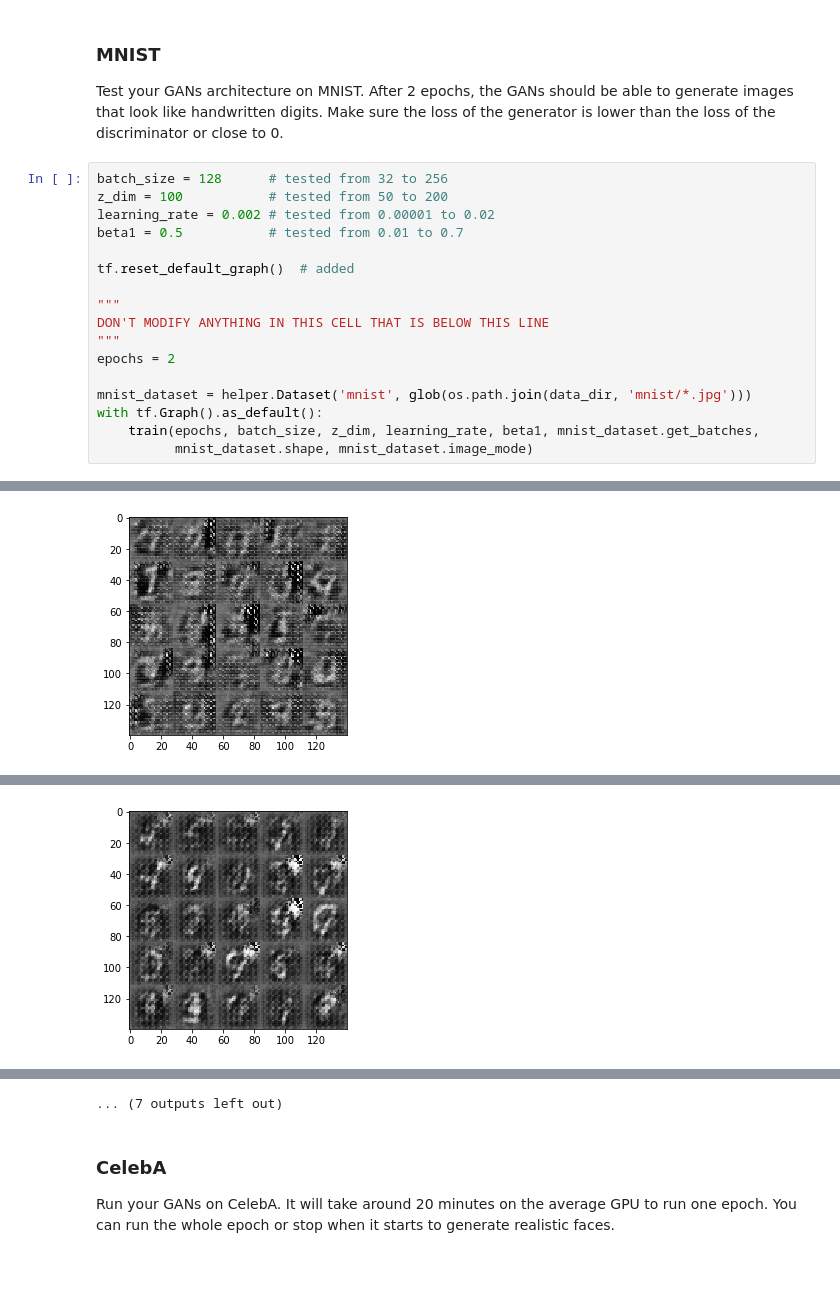
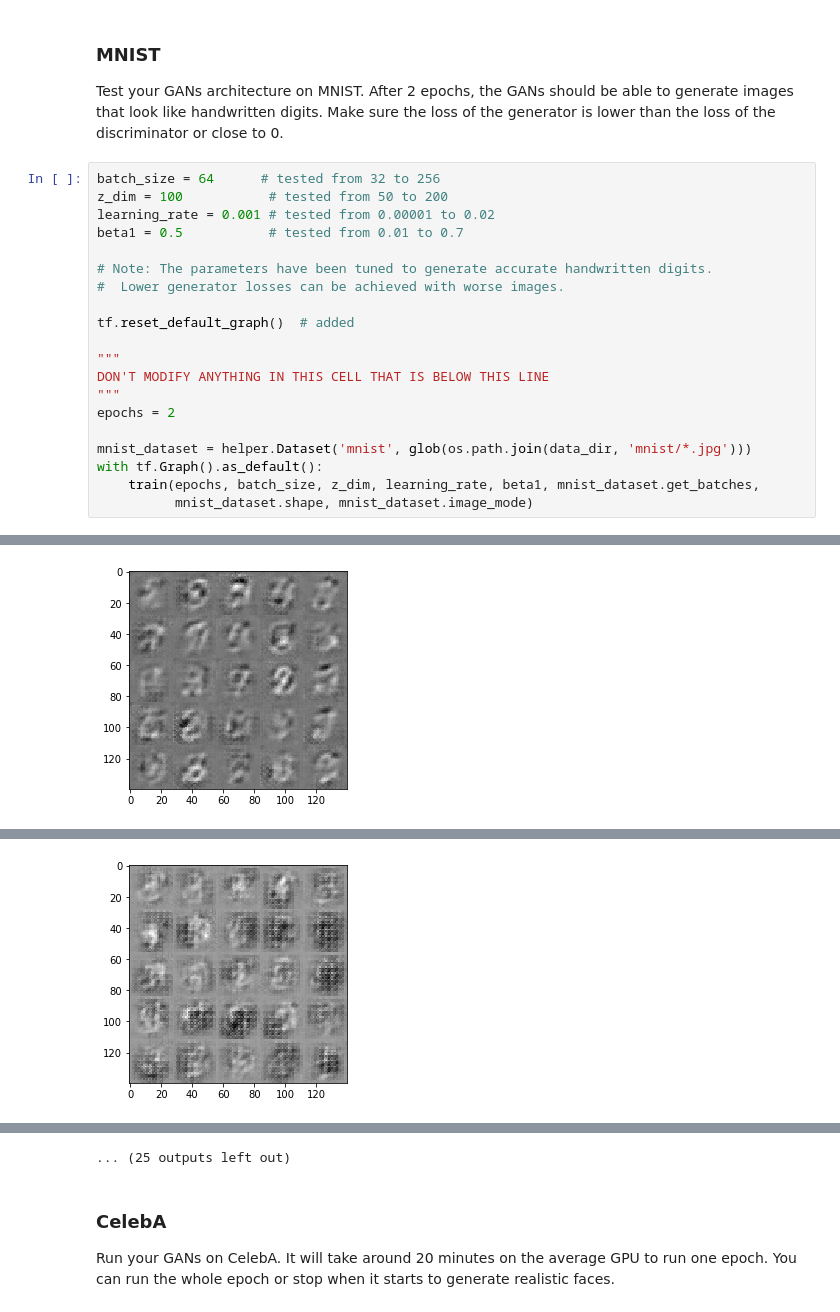
Before and after one commit to angelmtenor/deep-learning, a Jupyter notebook: face_generation/dlnd_face_generation.ipynb, the cells around one changed output, grey strips where cells are left out. Saved outputs shown, nothing was run; the diff lists cells and outputs as text; blank space fills up the shorter version.

Commit message:
docs: author and parameters selection comments

```diff
--- a/face_generation/dlnd_face_generation.ipynb
+++ b/face_generation/dlnd_face_generation.ipynb
@@ -403,10 +408,13 @@ def train(epoch_count, batch_size, z_dim, learning_rate, beta1, get_batches, dat
 ### MNIST
 Test your GANs architecture on MNIST.  After 2 epochs, the GANs should be able to generate images that look like handwritten digits.  Make sure the loss of the generator is lower than the loss of the discriminator or close to 0.
 # %%
-batch_size = 128      # tested from 32 to 256
+batch_size = 64      # tested from 32 to 256
 z_dim = 100           # tested from 50 to 200
-learning_rate = 0.002 # tested from 0.00001 to 0.02
+learning_rate = 0.001 # tested from 0.00001 to 0.02
 beta1 = 0.5           # tested from 0.01 to 0.7
+
+# Note: The parameters have been tuned to generate accurate handwritten digits.
+#  Lower generator losses can be achieved with worse images.
 
 tf.reset_default_graph()  # added
 
@@ -430 +438 @@ Epoch 1/2... Discriminator Loss: 0.0620... Generator Loss: 5.6842
-[figure, old version]
+[figure, new version]
@@ -435 +443 @@ Epoch 1/2... Discriminator Loss: 0.4493... Generator Loss: 2.2688
-[figure, old version]
+[figure, new version]
@@ -449,4 +457,4 @@ Epoch 2/2... Discriminator Loss: 0.6598... Generator Loss: 3.0580
-... (7 outputs left out)
+... (25 outputs left out)
 # %% [markdown]
 ### CelebA
 Run your GANs on CelebA.  It will take around 20 minutes on the average GPU to run one epoch.  You can run the whole epoch or stop when it starts to generate realistic faces.
```
Also changed, not shown: parts of 2 cells of this notebook, 1 other file.
